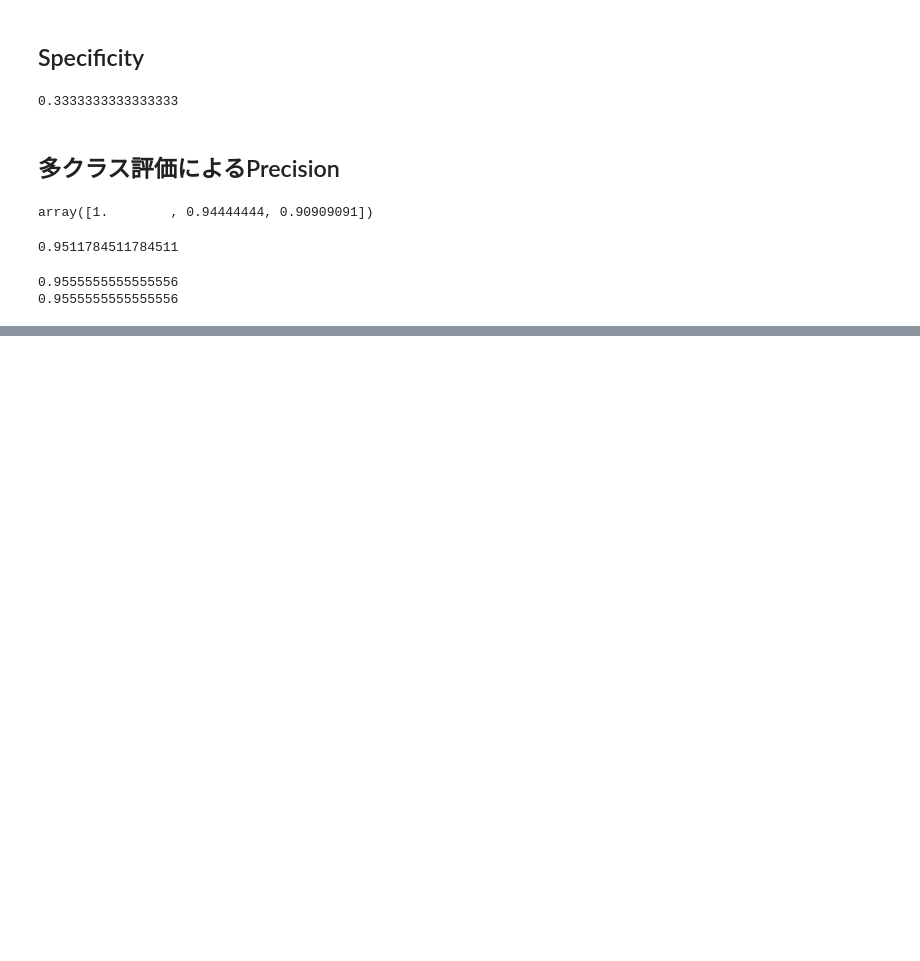
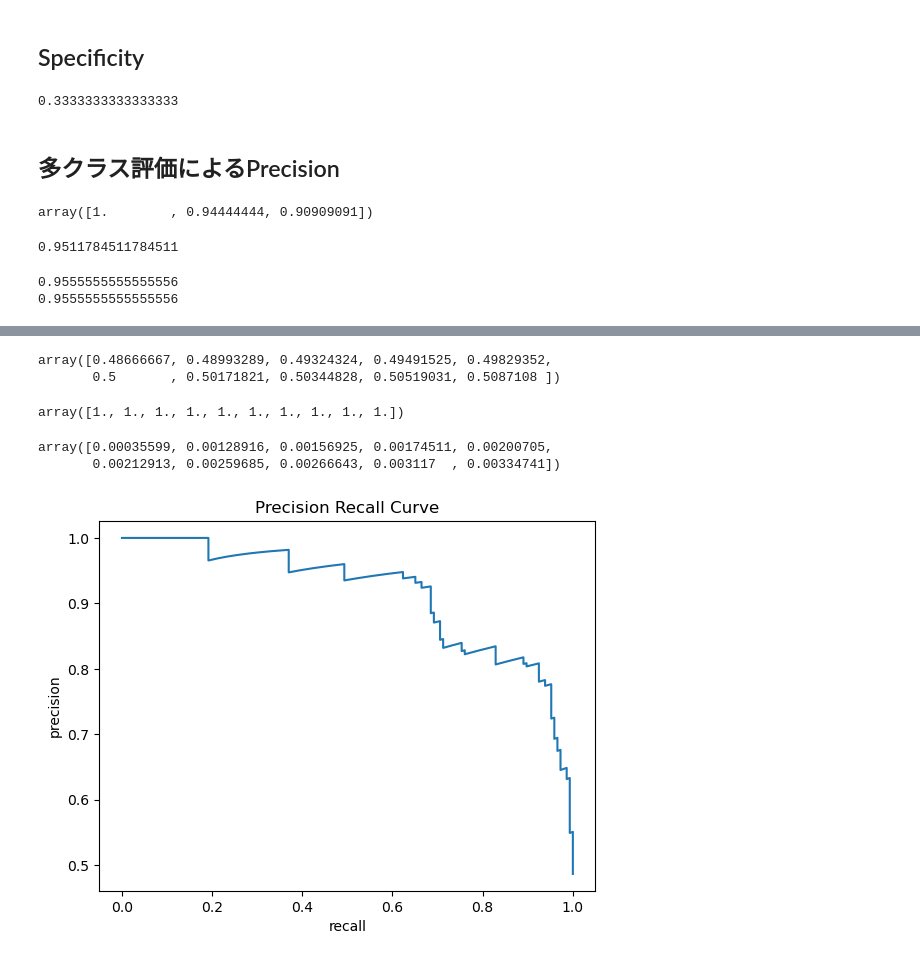
Before and after one commit to takuya178/python_machine_lerning, a Jupyter notebook: Classification/matrics.ipynb, the cells around one changed output, grey strips where cells are left out. Saved outputs shown, nothing was run; the diff lists cells and outputs as text; code cells hidden in the pictures; blank space fills up the shorter version.

Commit message:
add precision curve

```diff
--- a/Classification/matrics.ipynb
+++ b/Classification/matrics.ipynb
@@ -89,0 +93,3 @@ print(accuracy_score(y_test, y_pred))
+# %%
+df = pd.read_csv('data/heart_preprocessed.csv')
+df
@@ -89,0 +110,10 @@ print(accuracy_score(y_test, y_pred))
+# %%
+y_col = 'target'
+X = df.drop(columns=[y_col])
+y = df[y_col]
+X_train, X_test, y_train, y_test = train_test_split(X, y, test_size=0.3, random_state=0)
+
+# モデル構築
+model = LogisticRegression(solver='liblinear')
+model.fit(X_train, y_train)
+y_pred_proba = model.predict_proba(X_test)
@@ -89,0 +135,24 @@ print(accuracy_score(y_test, y_pred))
+# %%
+precision, recall, thresholds = precision_recall_curve(y_test, y_pred_proba[:, 1])
+# %%
+precision[:10]
+# %% [output]
+array([0.48666667, 0.48993289, 0.49324324, 0.49491525, 0.49829352,
+       0.5       , 0.50171821, 0.50344828, 0.50519031, 0.5087108 ])
+# %%
+recall[:10]
+# %% [output]
+array([1., 1., 1., 1., 1., 1., 1., 1., 1., 1.])
+# %%
+thresholds[:10]
+# %% [output]
+array([0.00035599, 0.00128916, 0.00156925, 0.00174511, 0.00200705,
+       0.00212913, 0.00259685, 0.00266643, 0.003117  , 0.00334741])
+# %%
+plt.plot(recall, precision)
+plt.xlabel('recall')
+plt.ylabel('precision')
+plt.title('Precision Recall Curve')
+plt.show()
+# %% [output]
+[figure, added]
```
Also changed, not shown: parts of 4 cells of this notebook, 1 other file.
